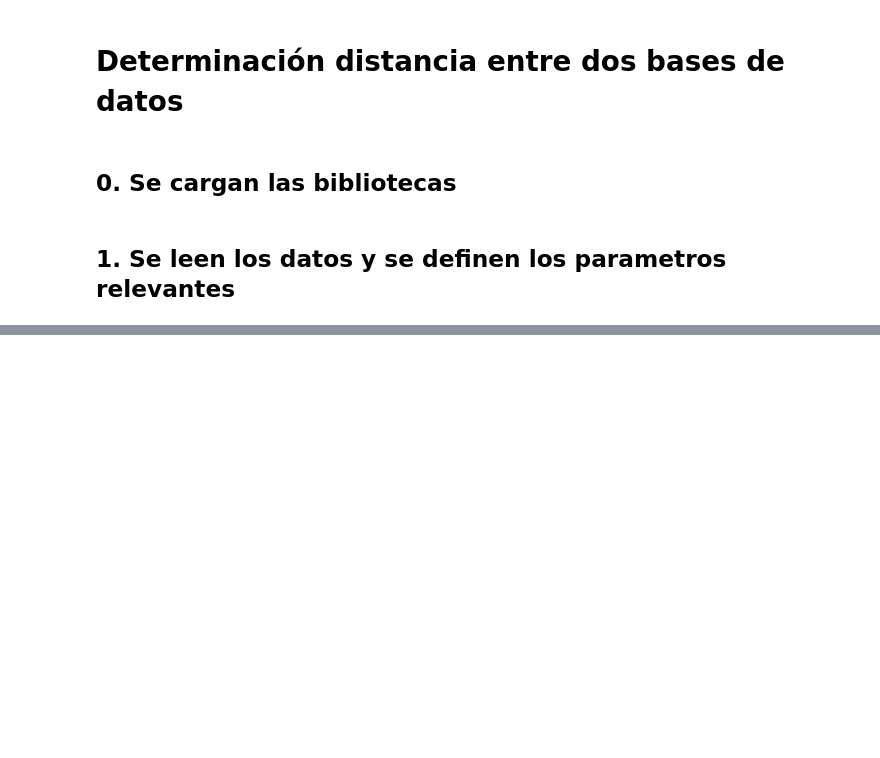
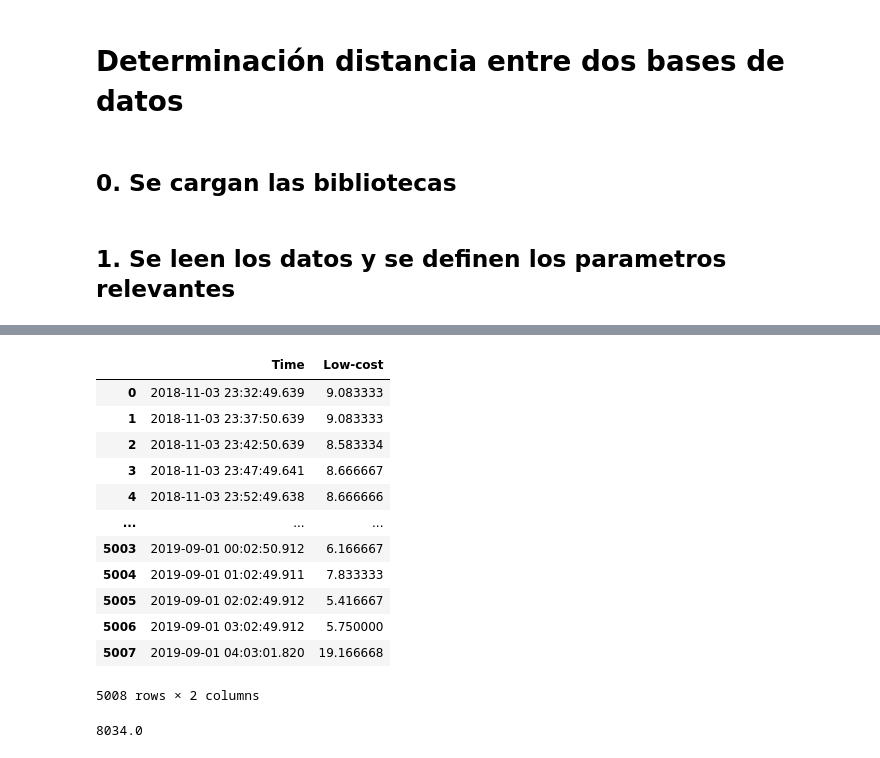
Before and after one commit to jhoampitre/MathMet1, a Jupyter notebook: Codigos/Asignación 2/Ventanas_moviles.ipynb, the cells around one changed output, grey strips where cells are left out. Drawn from its saved outputs; the diff is of its cells as text; code cells hidden in the pictures; blank space fills up the shorter version.

```diff
--- a/Codigos/Asignación 2/Ventanas_moviles.ipynb
+++ b/Codigos/Asignación 2/Ventanas_moviles.ipynb
@@ -29,0 +34,16 @@ data_AMB
+# %%
+data_LOW_COST
+# %% [output]
+|  | Time | Low-cost |
+| 0 | 2018-11-03 23:32:49.639 | 9.083333 |
+| 1 | 2018-11-03 23:37:50.639 | 9.083333 |
+| 2 | 2018-11-03 23:42:50.639 | 8.583334 |
+| 3 | 2018-11-03 23:47:49.641 | 8.666667 |
+| 4 | 2018-11-03 23:52:49.638 | 8.666666 |
+| ... | ... | ... |
+| 5003 | 2019-09-01 00:02:50.912 | 6.166667 |
+| 5004 | 2019-09-01 01:02:49.911 | 7.833333 |
+| 5005 | 2019-09-01 02:02:49.912 | 5.416667 |
+| 5006 | 2019-09-01 03:02:49.912 | 5.750000 |
+| 5007 | 2019-09-01 04:03:01.820 | 19.166668 |
+5008 rows × 2 columns
@@ -29,0 +83,4 @@ data_AMB
+# %%
+(b1-a1-l)/Eps
+# %% [output]
+8034.0
```
Also changed, not shown: parts of 14 cells of this notebook.
